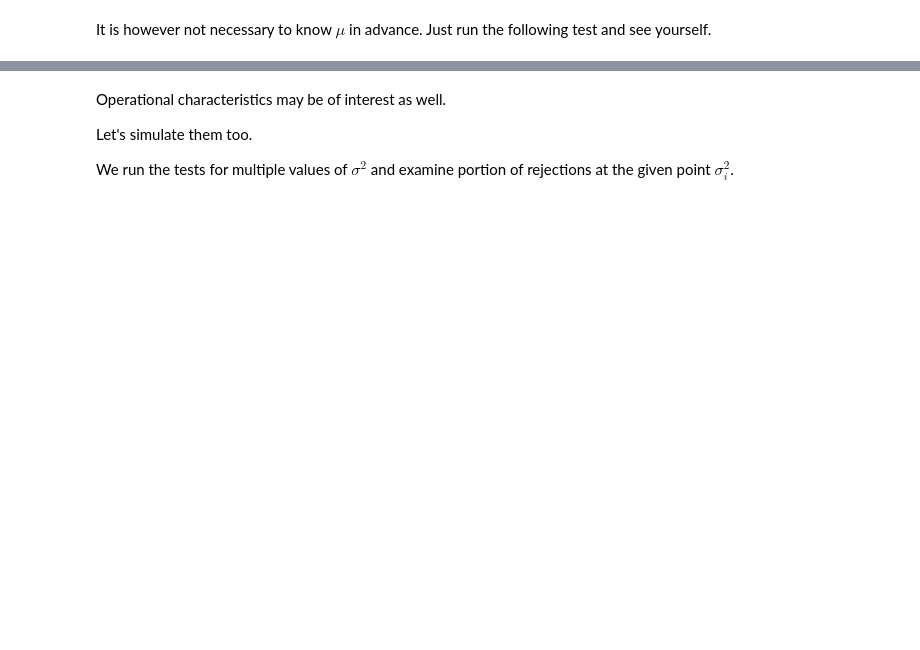
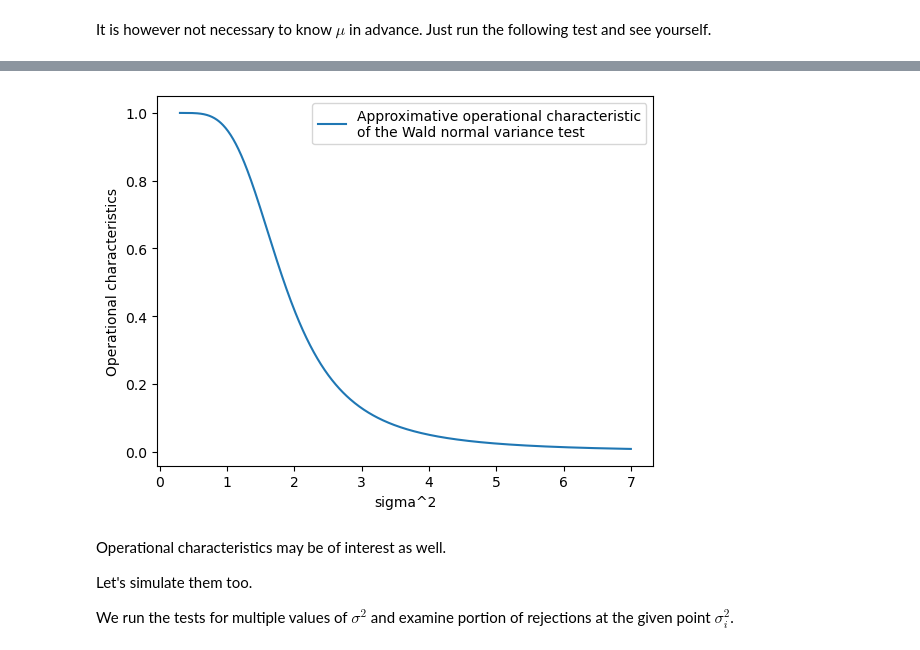
Before and after one commit to PrinceOfCzechia/sequential-test-sim, a Jupyter notebook: notebook2.ipynb, the cells around one changed output, grey strips where cells are left out. Cells and saved outputs as stored; diff of their text form; code cells hidden in the pictures; blank space fills up the shorter version.

```diff
--- a/notebook2.ipynb
+++ b/notebook2.ipynb
@@ -330,3 +372,22 @@ plt.show()
+# %%
+alpha = 0.05
+beta = 0.05
+a = math.log( (1-beta) / alpha )
+b = math.log( beta / (1-alpha) )
+
+arr_sigma_analytical = np.concatenate( (arr_sigma_low, arr_sigma_mid, arr_sigma_hi) )
+arr_h = np.concatenate( (arr_h_low, arr_h_mid, arr_h_hi) )
+arr_L_analytical = ( 1-np.exp(a*arr_h) ) / ( np.exp(b*arr_h) - np.exp(a*arr_h) )
+
+plt.plot( arr_sigma_analytical, arr_L_analytical,
+          label = 'Approximative operational characteristic\nof the Wald normal variance test' )
+plt.xlabel( 'sigma^2' )
+plt.ylabel( 'Operational characteristics' )
+plt.legend()
+
+plt.show()
+# %% [output]
+[figure, added]
 # %% [markdown]
 Operational characteristics may be of interest as well.
 
```
Also changed, not shown: parts of 19 cells of this notebook.
